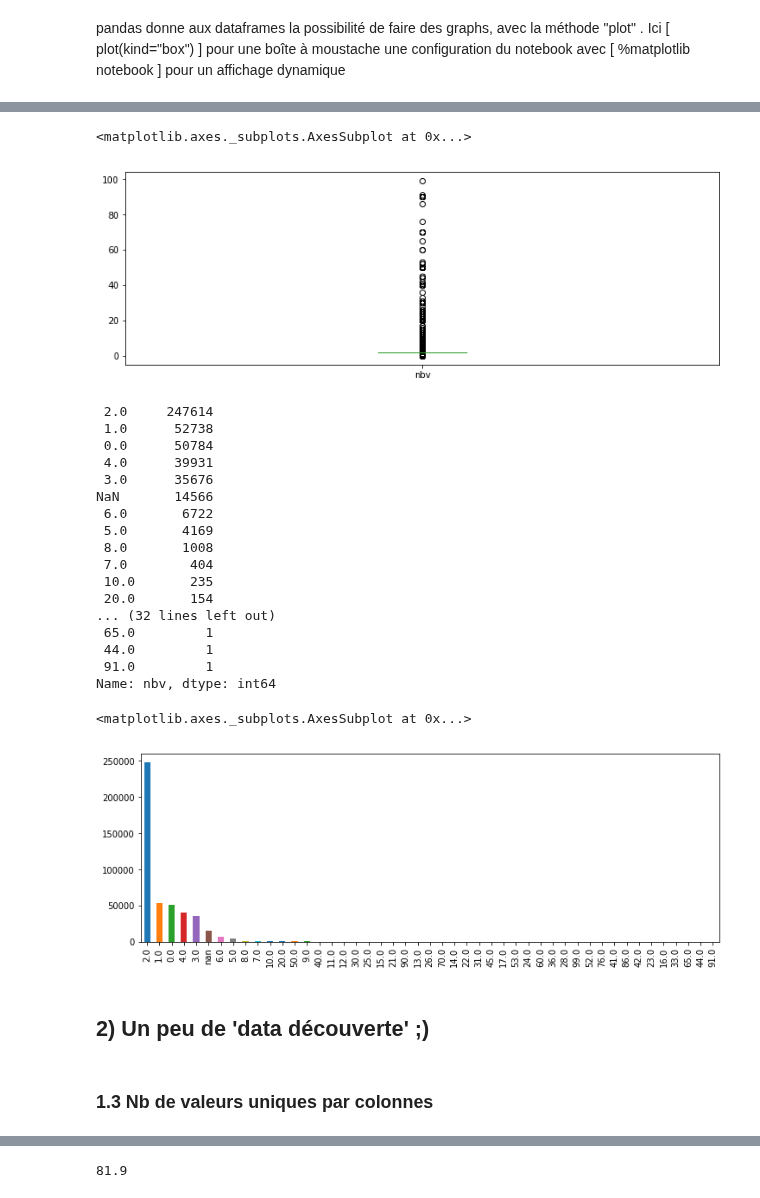
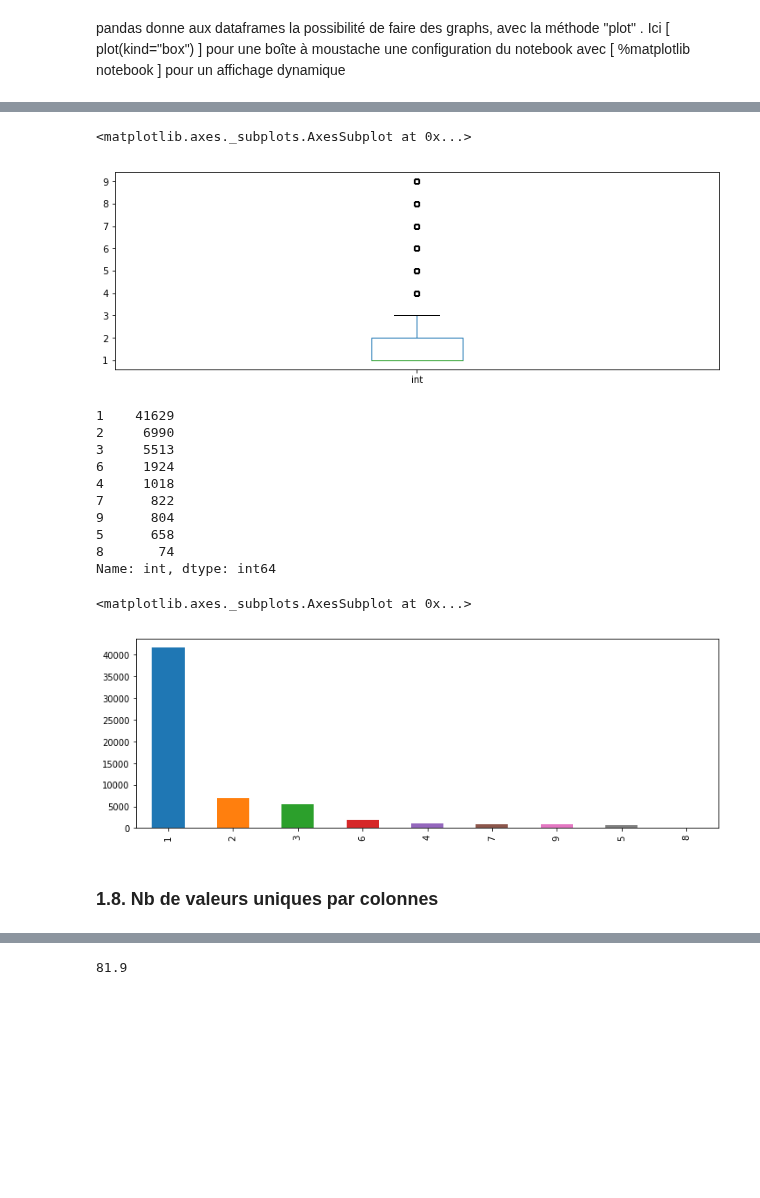
Before and after one commit to Luc-Bertin/TDs_ESILV, a Jupyter notebook: TD3_PlayingWithPandas.ipynb, the cells around one changed output, grey strips where cells are left out. Drawn from its saved outputs; the diff is of its cells as text; code cells hidden in the pictures; blank space fills up the shorter version.

```diff
--- a/TD3_PlayingWithPandas.ipynb
+++ b/TD3_PlayingWithPandas.ipynb
@@ -31,3 +40,8 @@ Successfully installed wget-3.2
 # %%
 import wget
+# %%
+import os
+dossier = "data_accidents/"
+if not os.path.exists(dossier):
+    os.mkdir(dossier)
 # %%
@@ -51,2 +74,2 @@ import pandas as pd
 # %%
-df = pd.read_csv("accidents_insee.csv", sep=';')
+df = pd.read_csv(dossier+"vehicules2017.csv", sep=',', encoding='latin-1') # regardez le séparateur au desus
@@ -144,39 +175,30 @@ plt.rcParams['figure.figsize']
 # %%
 plt.rcParams['figure.figsize'] = [12, 4]
 # %%
-df.nbv.plot(kind='box')
+df.int.plot(kind='box')
 # %% [output]
 <matplotlib.axes._subplots.AxesSubplot at 0x...>
-[figure, old version]
+[figure, new version]
 # %%
-df.nbv.value_counts(dropna=False)
+df.int.value_counts(dropna=False)
 # %% [output]
- 2.0     247614
- 1.0      52738
- 0.0      50784
- 4.0      39931
- 3.0      35676
-NaN       14566
- 6.0       6722
- 5.0       4169
- 8.0       1008
- 7.0        404
- 10.0       235
- 20.0       154
-... (32 lines left out)
- 65.0         1
- 44.0         1
- 91.0         1
-Name: nbv, dtype: int64
+1    41629
+2     6990
+3     5513
+6     1924
+4     1018
+7      822
+9      804
+5      658
+8       74
+Name: int, dtype: int64
 # %%
-df.nbv.value_counts(dropna=False).plot(kind='bar')
+df.int.value_counts(dropna=False).plot(kind='bar')
 # %% [output]
 <matplotlib.axes._subplots.AxesSubplot at 0x...>
-[figure, old version]
+[figure, new version]
-# %% [markdown]
-## 2) Un peu de 'data découverte' ;)
 # %% [markdown]
-### 1.3 Nb de valeurs uniques par colonnes
+### 1.8. Nb de valeurs uniques par colonnes
 # %%
 valforcols = df.nunique()
 valforcols
```
Also changed, not shown: parts of 88 cells of this notebook.
